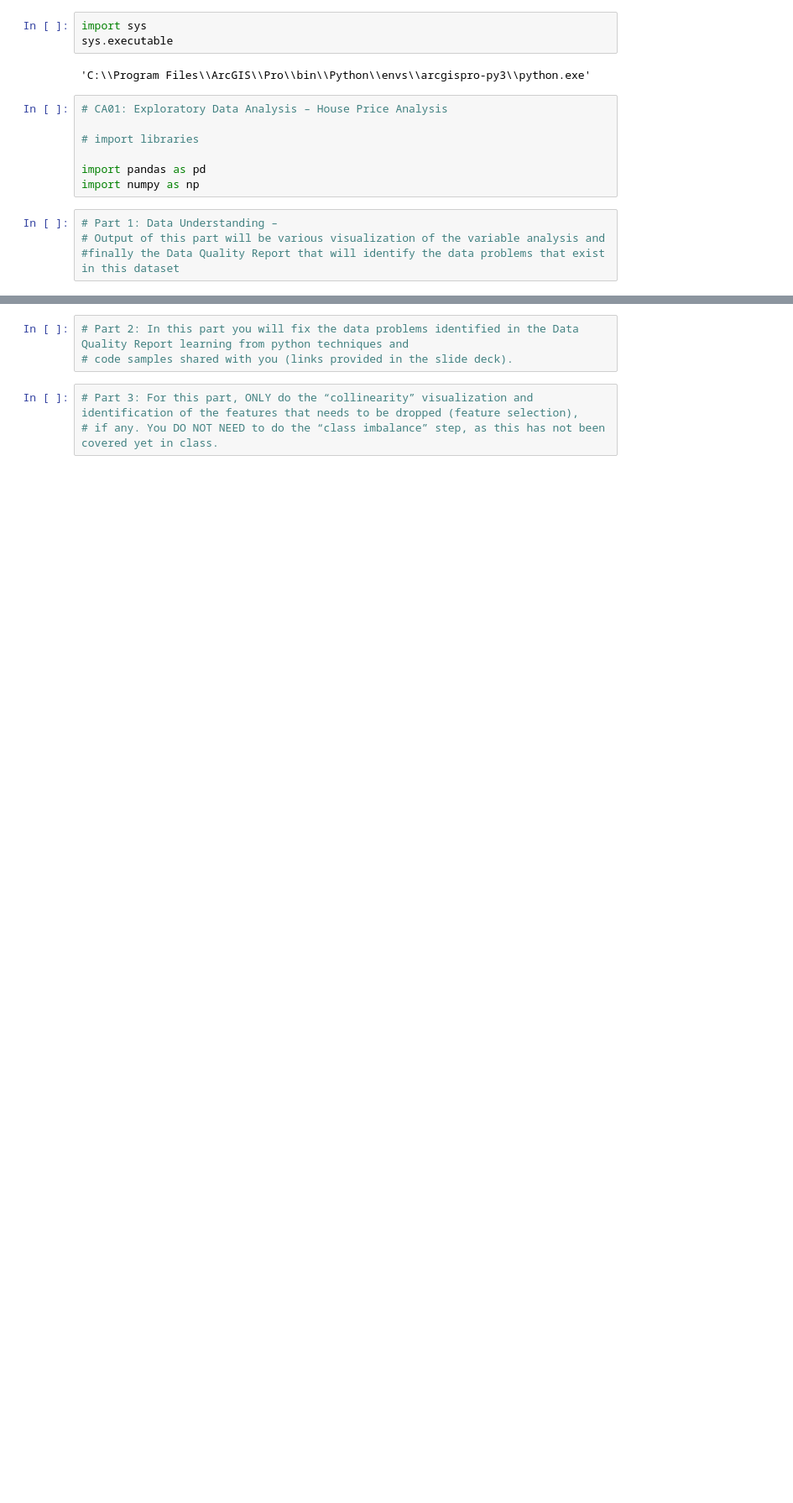
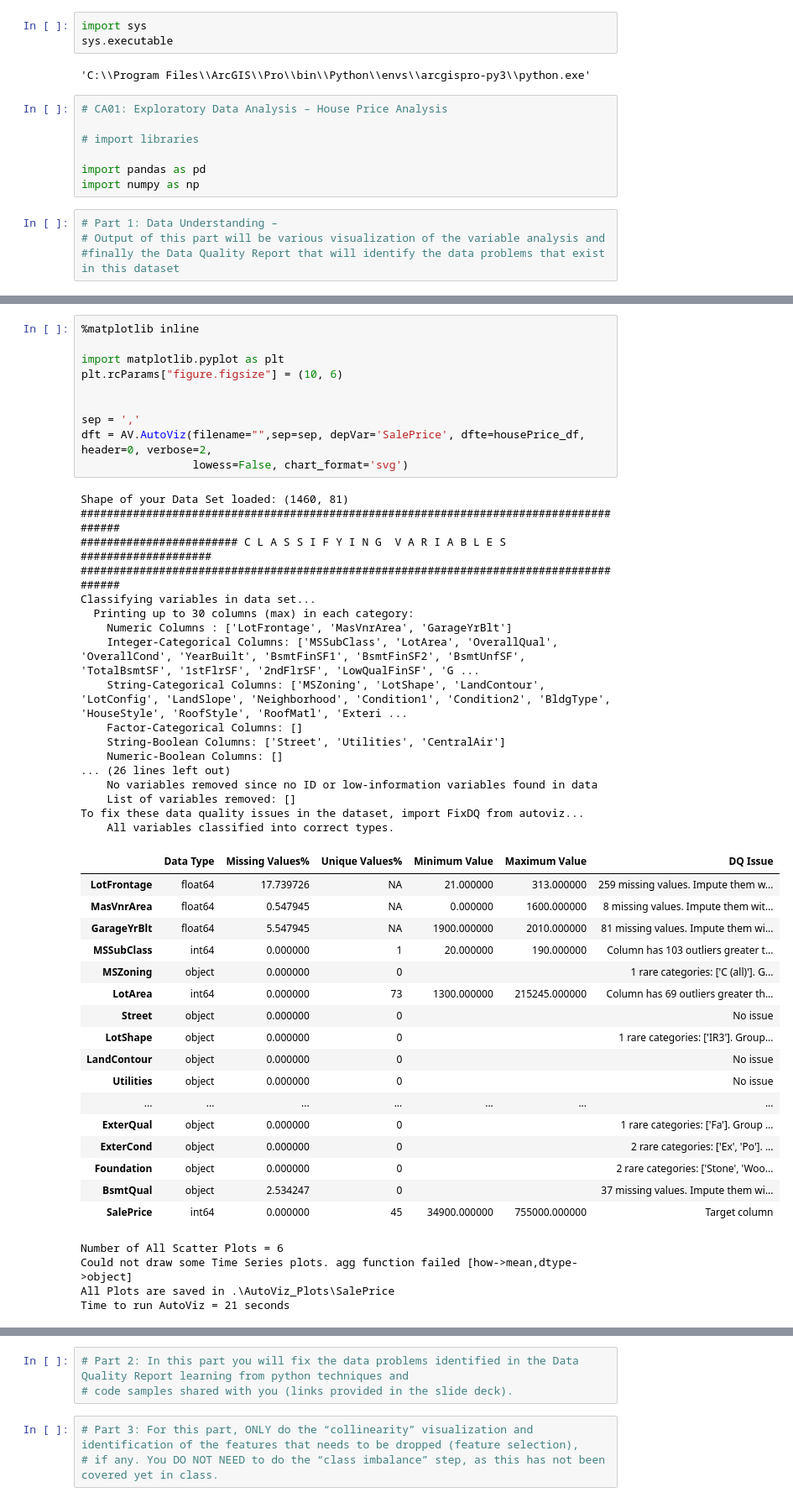
Before and after one commit to pdansoabiam/BSAN_6070_repo, a Jupyter notebook: CA01/prince_danso_CA01_notebook.ipynb, the cells around one changed output, grey strips where cells are left out. Shown at 84% size. Drawn from its saved outputs; the diff is of its cells as text; blank space fills up the shorter version.

```diff
--- a/CA01/prince_danso_CA01_notebook.ipynb
+++ b/CA01/prince_danso_CA01_notebook.ipynb
@@ -73,0 +65,49 @@ housePrice_df.head()
+# %%
+%matplotlib inline
+
+import matplotlib.pyplot as plt
+plt.rcParams["figure.figsize"] = (10, 6)
+
+
+sep = ','
+dft = AV.AutoViz(filename="",sep=sep, depVar='SalePrice', dfte=housePrice_df, header=0, verbose=2,
+                 lowess=False, chart_format='svg')
+# %% [output]
+Shape of your Data Set loaded: (1460, 81)
+#######################################################################################
+######################## C L A S S I F Y I N G  V A R I A B L E S  ####################
+#######################################################################################
+Classifying variables in data set...
+  Printing up to 30 columns (max) in each category:
+    Numeric Columns : ['LotFrontage', 'MasVnrArea', 'GarageYrBlt']
+    Integer-Categorical Columns: ['MSSubClass', 'LotArea', 'OverallQual', 'OverallCond', 'YearBuilt', 'BsmtFinSF1', 'BsmtFinSF2', 'BsmtUnfSF', 'TotalBsmtSF', '1stFlrSF', '2ndFlrSF', 'LowQualFinSF', 'G ...
+    String-Categorical Columns: ['MSZoning', 'LotShape', 'LandContour', 'LotConfig', 'LandSlope', 'Neighborhood', 'Condition1', 'Condition2', 'BldgType', 'HouseStyle', 'RoofStyle', 'RoofMatl', 'Exteri ...
+    Factor-Categorical Columns: []
+    String-Boolean Columns: ['Street', 'Utilities', 'CentralAir']
+    Numeric-Boolean Columns: []
+... (26 lines left out)
+    No variables removed since no ID or low-information variables found in data
+    List of variables removed: []
+To fix these data quality issues in the dataset, import FixDQ from autoviz...
+    All variables classified into correct types.
+|  | Data Type | Missing Values% | Unique Values% | Minimum Value | Maximum Value | DQ Issue |
+| LotFrontage | float64 | 17.739726 | NA | 21.000000 | 313.000000 | 259 missing values. Impute them w... |
+| MasVnrArea | float64 | 0.547945 | NA | 0.000000 | 1600.000000 | 8 missing values. Impute them wit... |
+| GarageYrBlt | float64 | 5.547945 | NA | 1900.000000 | 2010.000000 | 81 missing values. Impute them wi... |
+| MSSubClass | int64 | 0.000000 | 1 | 20.000000 | 190.000000 | Column has 103 outliers greater t... |
+| MSZoning | object | 0.000000 | 0 |  |  | 1 rare categories: ['C (all)']. G... |
+| LotArea | int64 | 0.000000 | 73 | 1300.000000 | 215245.000000 | Column has 69 outliers greater th... |
+| Street | object | 0.000000 | 0 |  |  | No issue |
+| LotShape | object | 0.000000 | 0 |  |  | 1 rare categories: ['IR3']. Group... |
+| LandContour | object | 0.000000 | 0 |  |  | No issue |
+| Utilities | object | 0.000000 | 0 |  |  | No issue |
+| ... | ... | ... | ... | ... | ... | ... |
+| ExterQual | object | 0.000000 | 0 |  |  | 1 rare categories: ['Fa']. Group ... |
+| ExterCond | object | 0.000000 | 0 |  |  | 2 rare categories: ['Ex', 'Po']. ... |
+| Foundation | object | 0.000000 | 0 |  |  | 2 rare categories: ['Stone', 'Woo... |
+| BsmtQual | object | 2.534247 | 0 |  |  | 37 missing values. Impute them wi... |
+| SalePrice | int64 | 0.000000 | 45 | 34900.000000 | 755000.000000 | Target column |
+Number of All Scatter Plots = 6
+Could not draw some Time Series plots. agg function failed [how->mean,dtype->object]
+All Plots are saved in .\AutoViz_Plots\SalePrice
+Time to run AutoViz = 21 seconds
```
Also changed, not shown: parts of 4 cells of this notebook, 7 other files.
